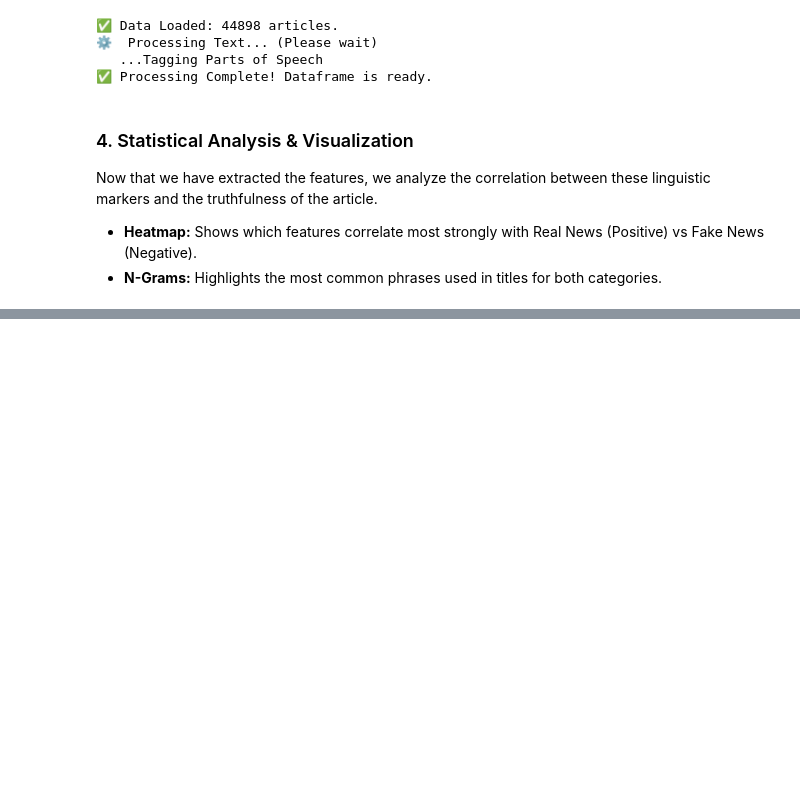
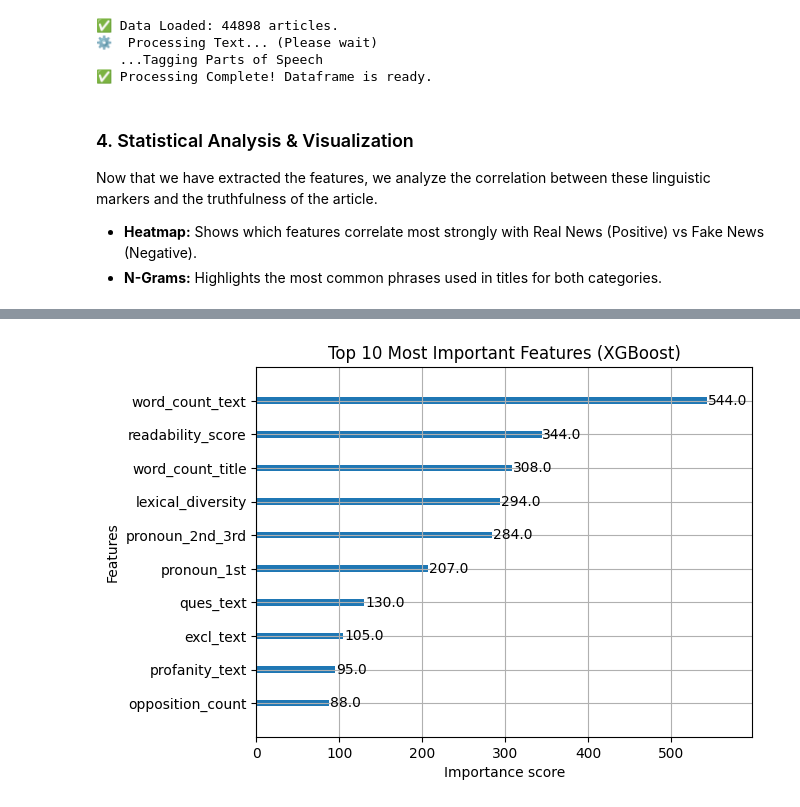
Before and after one commit to rhodemilk/fakeornah, a Jupyter notebook: analysis.ipynb, the cells around one changed output, grey strips where cells are left out. Drawn from its saved outputs; the diff is of its cells as text; code cells hidden in the pictures; blank space fills up the shorter version.

```diff
--- a/analysis.ipynb
+++ b/analysis.ipynb
@@ -233,0 +309,71 @@ sentiment_text       0.087099
+# %%
+# 5. XGBoost Classification Model: Fake (0) vs Real (1)
+
+from sklearn.model_selection import train_test_split
+from sklearn.metrics import accuracy_score, classification_report, confusion_matrix
+import xgboost as xgb
+import matplotlib.pyplot as plt
+
+# 1. Select feature columns (all numeric features you engineered)
+feature_cols = [
+    'word_count_title', 'word_count_text',
+    'ques_title', 'ques_text',
+    'excl_title', 'excl_text',
+    'sentiment_title', 'sentiment_text',
+    'opposition_count',
+    'pronoun_1st', 'pronoun_2nd_3rd',
+    'lexical_diversity', 'readability_score',
+    'profanity_title', 'profanity_text',
+    'loaded_vocab_title', 'loaded_vocab_text',
+    'pos_adjectives', 'pos_verbs'
+]
+
+X = df[feature_cols].copy()
+# Ensure features are numeric and fill missing values (XGBoost errors if NaN or non-numeric)
+X = X.apply(pd.to_numeric, errors='coerce').fillna(0).astype(float)
+y = pd.to_numeric(df['label'], errors='coerce').fillna(0).astype(int)   # 0 = Fake, 1 = True
+
+# 2. Train / test split
+X_train, X_test, y_train, y_test = train_test_split(
+    X, y,
+    test_size=0.2,
+    random_state=42,
+    stratify=y
+)
+
+# 3. Define XGBoost model
+model = xgb.XGBClassifier(
+    n_estimators=200,
+    learning_rate=0.1,
+    max_depth=4,
+    subsample=0.8,
+    colsample_bytree=0.8,
+    objective='binary:logistic',
+    eval_metric='logloss',
+    # ⚡ If you're in Colab with RAPIDS + GPU, uncomment this:
+    # xgboost_device='cuda'
+)
+
+# 4. Train
+model.fit(X_train, y_train)
+
+# 5. Evaluate
+y_pred = model.predict(X_test)
+
+print("XGBoost Accuracy:", accuracy_score(y_test, y_pred))
+print("\nClassification Report:\n", classification_report(y_test, y_pred))
+
+cm = confusion_matrix(y_test, y_pred)
+print("\nConfusion Matrix:\n", cm)
+
+# 6. (Optional) Feature importance plot
+xgb.plot_importance(model, max_num_features=10)
+plt.title("Top 10 Most Important Features (XGBoost)")
+plt.show()
+
+# Run inside the notebook (new code cell) right before the XGBoost training cell
+print(df[feature_cols].dtypes)        # ensure numeric dtypes
+print(df[feature_cols].isna().sum()) # show any remaining NaNs per column
+print(df[feature_cols].head())       # quick peek at numeric values
+print(y.dtype, y.unique()[:10])      # check labels
+# %% [output]
@@ -233,0 +396 @@ sentiment_text       0.087099
+[figure, added]
```
Also changed, not shown: parts of 7 cells of this notebook, 10 other files.
